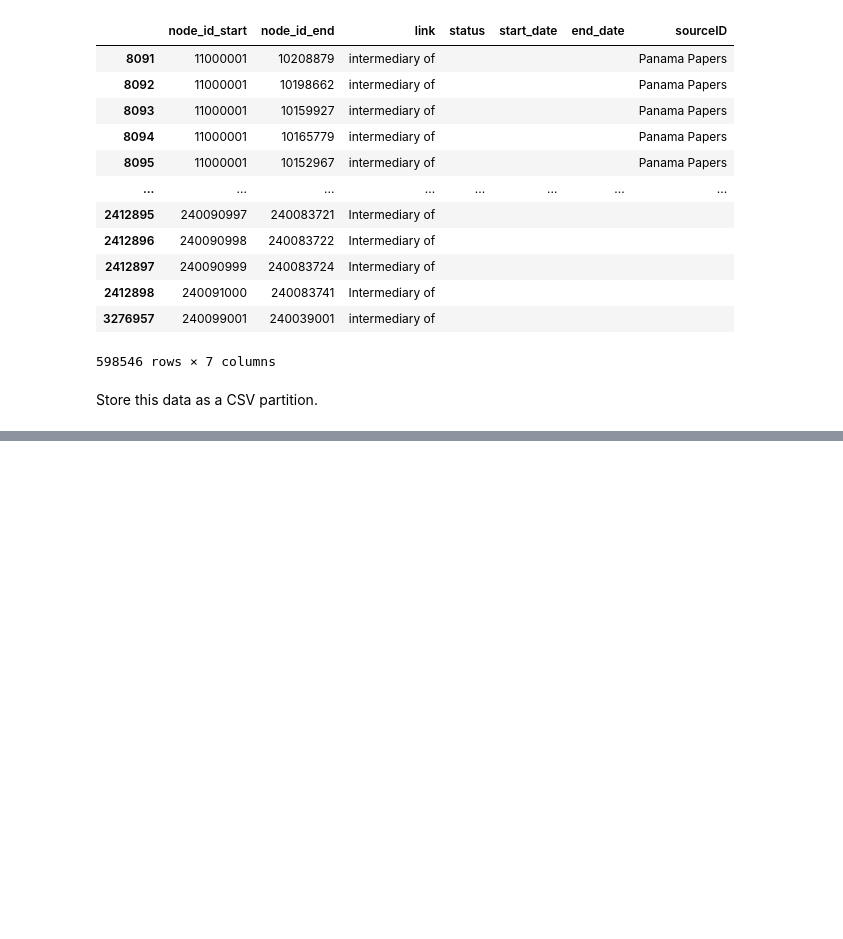
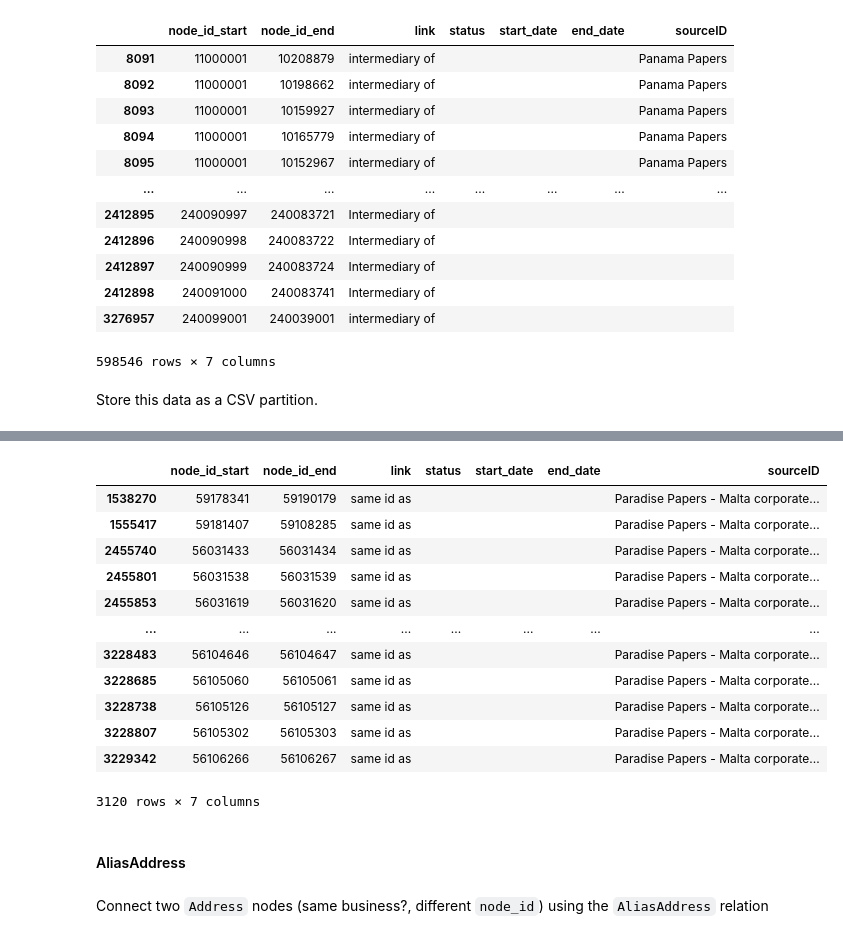
Before and after one commit to louisguitton/ERKG, a Jupyter notebook: icij/prep_data.ipynb, the cells around one changed output, grey strips where cells are left out. Drawn from its saved outputs; the diff is of its cells as text; code cells hidden in the pictures; blank space fills up the shorter version.

```diff
--- a/icij/prep_data.ipynb
+++ b/icij/prep_data.ipynb
@@ -1022,0 +1157,30 @@ df_todo.to_csv(
+# %%
+def check_row (
+    node_id_start: int,
+    node_id_end: int,
+    rel_type: str,
+    ) -> bool:
+    return rel_type == "same_id_as" and node_id_start in id_ents and node_id_end in id_ents
+
+
+df["todo"] = df.apply(lambda x: check_row(x["node_id_start"], x["node_id_end"], x["rel_type"]), axis = 1)
+df_todo: pd.DataFrame = df[df.todo]
+
+del df_todo["rel_type"]
+del df_todo["todo"]
+
+df_todo
+# %% [output]
+|  | node_id_start | node_id_end | link | status | start_date | end_date | sourceID |
+| 1538270 | 59178341 | 59190179 | same id as |  |  |  | Paradise Papers - Malta corporate... |
+| 1555417 | 59181407 | 59108285 | same id as |  |  |  | Paradise Papers - Malta corporate... |
+| 2455740 | 56031433 | 56031434 | same id as |  |  |  | Paradise Papers - Malta corporate... |
+| 2455801 | 56031538 | 56031539 | same id as |  |  |  | Paradise Papers - Malta corporate... |
+| 2455853 | 56031619 | 56031620 | same id as |  |  |  | Paradise Papers - Malta corporate... |
+| ... | ... | ... | ... | ... | ... | ... | ... |
+| 3228483 | 56104646 | 56104647 | same id as |  |  |  | Paradise Papers - Malta corporate... |
+| 3228685 | 56105060 | 56105061 | same id as |  |  |  | Paradise Papers - Malta corporate... |
+| 3228738 | 56105126 | 56105127 | same id as |  |  |  | Paradise Papers - Malta corporate... |
+| 3228807 | 56105302 | 56105303 | same id as |  |  |  | Paradise Papers - Malta corporate... |
+| 3229342 | 56106266 | 56106267 | same id as |  |  |  | Paradise Papers - Malta corporate... |
+3120 rows × 7 columns
@@ -1022,0 +1196,4 @@ df_todo.to_csv(
+# %% [markdown]
+#### AliasAddress
+# %% [markdown]
+Connect two `Address` nodes (same business?, different `node_id`) using the `AliasAddress` relation
```
Also changed, not shown: parts of 23 cells of this notebook, 1 other file.
